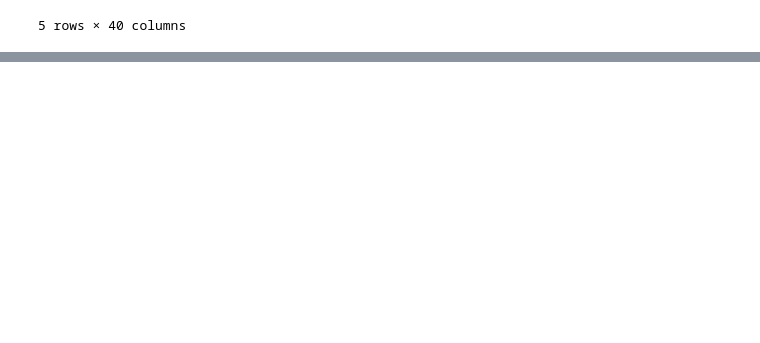
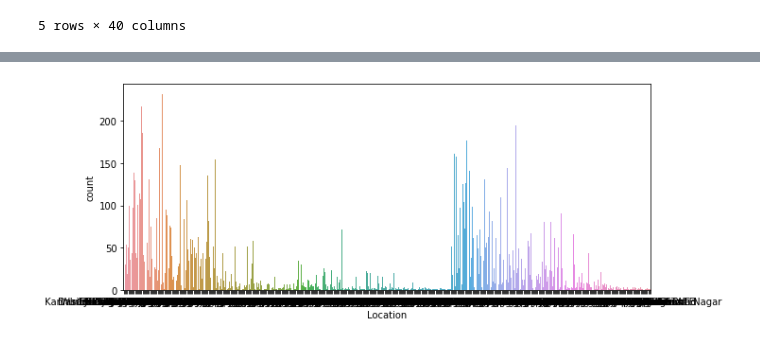
Before and after one commit to rshby/Supervised_Learning, a Jupyter notebook: House Price in India/House Price India - ElasticNet.ipynb, the cells around one changed output, grey strips where cells are left out. Cells and saved outputs as stored; diff of their text form; code cells hidden in the pictures; blank space fills up the shorter version.

```diff
--- a/House Price in India/House Price India - ElasticNet.ipynb
+++ b/House Price in India/House Price India - ElasticNet.ipynb
@@ -40,0 +69,6 @@ df.head()
+# %%
+plt.figure(figsize=(10, 4))
+ax = sns.countplot(df["Location"])
+plt.show()
+# %% [output]
+[figure, added]
```
Also changed, not shown: parts of 7 cells of this notebook.
